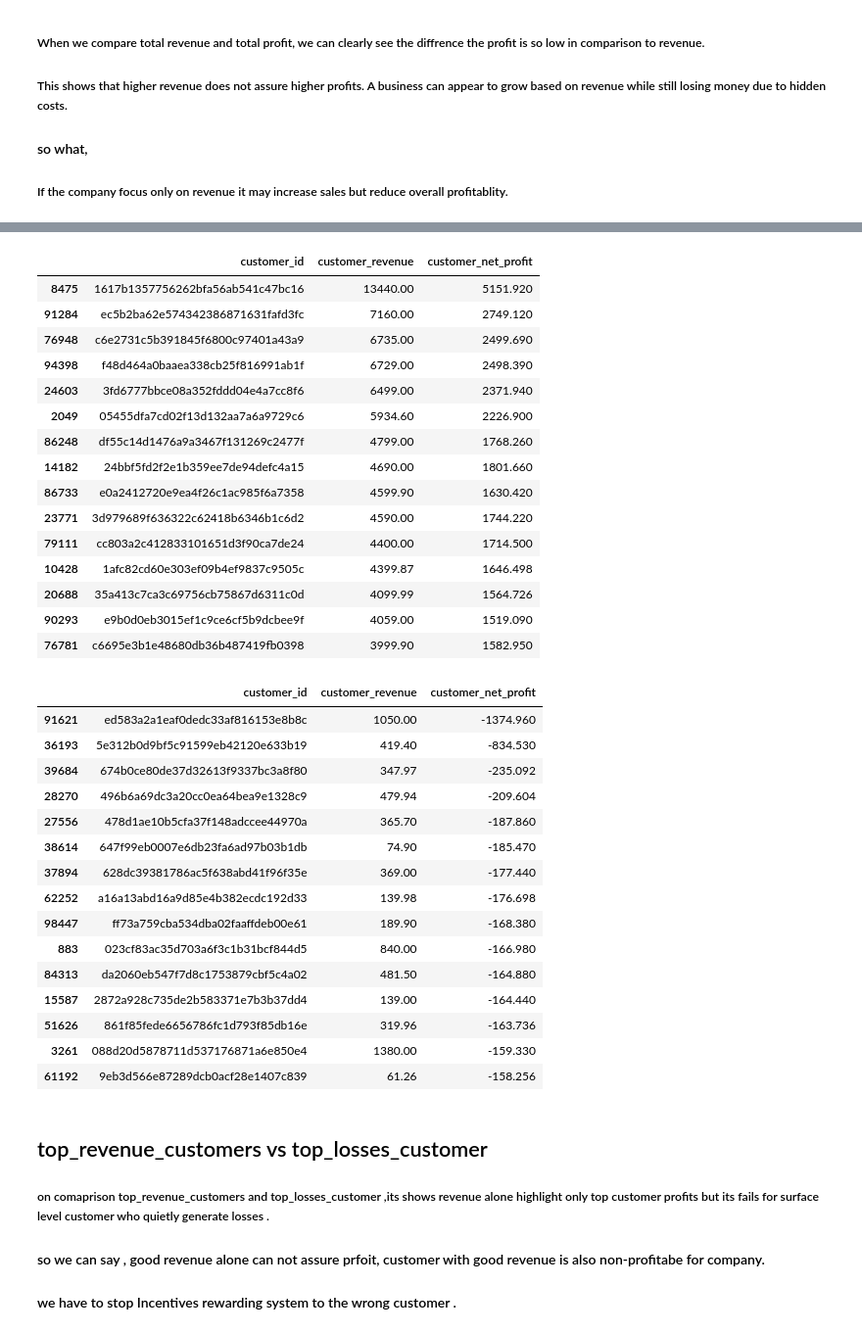
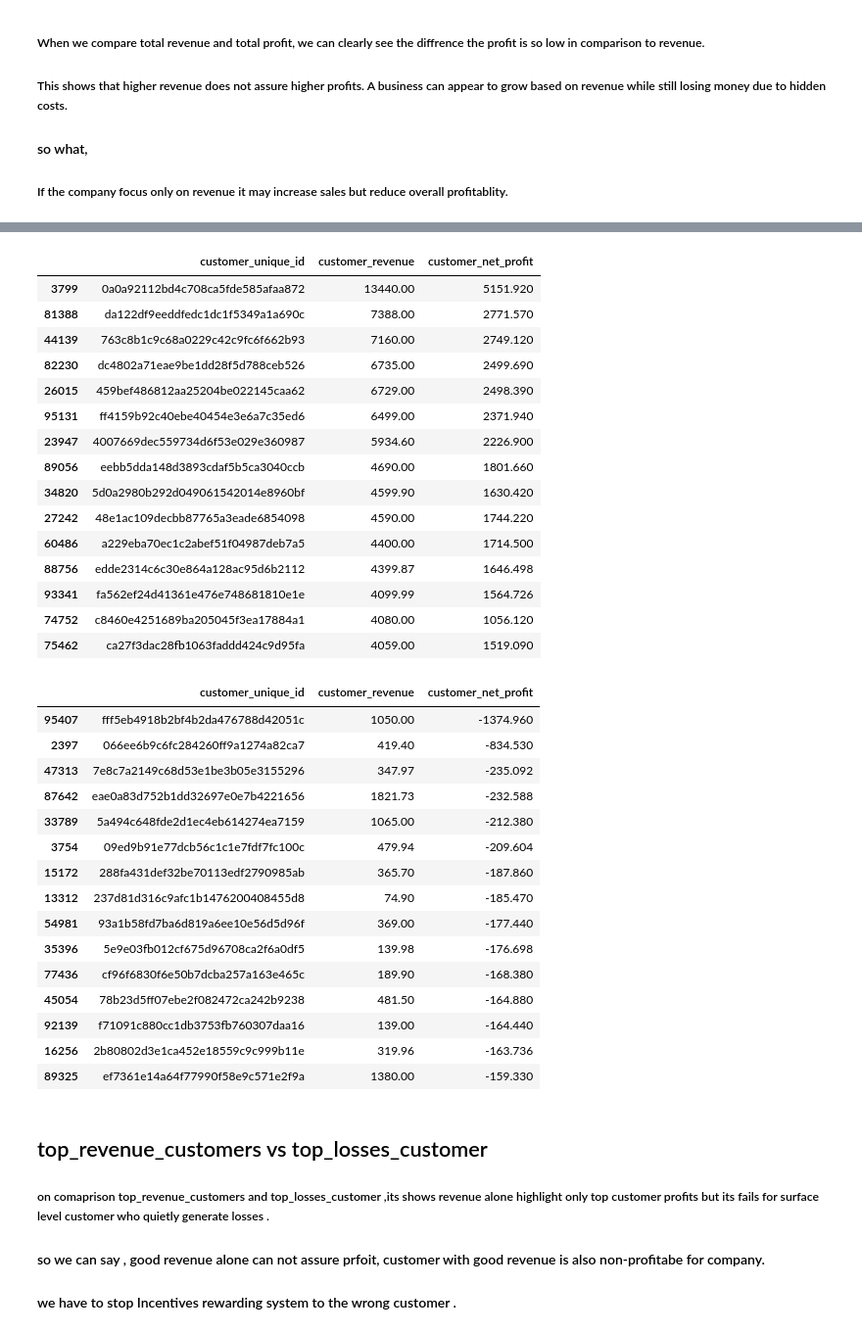
Before and after one commit to Divy-007/Data_science_projetcs, a Jupyter notebook: ecommerce-anayltics/notebooks/03_business_StoryTelling.ipynb, the cells around one changed output, grey strips where cells are left out. Shown at 98% size. Saved outputs shown, nothing was run; the diff lists cells and outputs as text; code cells hidden in the pictures.

```diff
--- a/ecommerce-anayltics/notebooks/03_business_StoryTelling.ipynb
+++ b/ecommerce-anayltics/notebooks/03_business_StoryTelling.ipynb
@@ -118,50 +118,50 @@ customer_sorted_by_revenue = customers.sort_values(
 top_revenue_customers = customer_sorted_by_revenue.head(15)
 
 top_revenue_customers=top_revenue_customers[
-    ["customer_id", "customer_revenue", "customer_net_profit"]
+    ["customer_unique_id", "customer_revenue", "customer_net_profit"]
 ]
 top_revenue_customers
 # %% [output]
-|  | customer_id | customer_revenue | customer_net_profit |
-| 8475 | 1617b1357756262bfa56ab541c47bc16 | 13440.00 | 5151.920 |
-| 91284 | ec5b2ba62e574342386871631fafd3fc | 7160.00 | 2749.120 |
-| 76948 | c6e2731c5b391845f6800c97401a43a9 | 6735.00 | 2499.690 |
-| 94398 | f48d464a0baaea338cb25f816991ab1f | 6729.00 | 2498.390 |
-| 24603 | 3fd6777bbce08a352fddd04e4a7cc8f6 | 6499.00 | 2371.940 |
-| 2049 | 05455dfa7cd02f13d132aa7a6a9729c6 | 5934.60 | 2226.900 |
-| 86248 | df55c14d1476a9a3467f131269c2477f | 4799.00 | 1768.260 |
-| 14182 | 24bbf5fd2f2e1b359ee7de94defc4a15 | 4690.00 | 1801.660 |
-| 86733 | e0a2412720e9ea4f26c1ac985f6a7358 | 4599.90 | 1630.420 |
-| 23771 | 3d979689f636322c62418b6346b1c6d2 | 4590.00 | 1744.220 |
-| 79111 | cc803a2c412833101651d3f90ca7de24 | 4400.00 | 1714.500 |
-| 10428 | 1afc82cd60e303ef09b4ef9837c9505c | 4399.87 | 1646.498 |
-| 20688 | 35a413c7ca3c69756cb75867d6311c0d | 4099.99 | 1564.726 |
-| 90293 | e9b0d0eb3015ef1c9ce6cf5b9dcbee9f | 4059.00 | 1519.090 |
-| 76781 | c6695e3b1e48680db36b487419fb0398 | 3999.90 | 1582.950 |
+|  | customer_unique_id | customer_revenue | customer_net_profit |
+| 3799 | 0a0a92112bd4c708ca5fde585afaa872 | 13440.00 | 5151.920 |
+| 81388 | da122df9eeddfedc1dc1f5349a1a690c | 7388.00 | 2771.570 |
+| 44139 | 763c8b1c9c68a0229c42c9fc6f662b93 | 7160.00 | 2749.120 |
+| 82230 | dc4802a71eae9be1dd28f5d788ceb526 | 6735.00 | 2499.690 |
+| 26015 | 459bef486812aa25204be022145caa62 | 6729.00 | 2498.390 |
+| 95131 | ff4159b92c40ebe40454e3e6a7c35ed6 | 6499.00 | 2371.940 |
+| 23947 | 4007669dec559734d6f53e029e360987 | 5934.60 | 2226.900 |
+| 89056 | eebb5dda148d3893cdaf5b5ca3040ccb | 4690.00 | 1801.660 |
+| 34820 | 5d0a2980b292d049061542014e8960bf | 4599.90 | 1630.420 |
+| 27242 | 48e1ac109decbb87765a3eade6854098 | 4590.00 | 1744.220 |
+| 60486 | a229eba70ec1c2abef51f04987deb7a5 | 4400.00 | 1714.500 |
+| 88756 | edde2314c6c30e864a128ac95d6b2112 | 4399.87 | 1646.498 |
+| 93341 | fa562ef24d41361e476e748681810e1e | 4099.99 | 1564.726 |
+| 74752 | c8460e4251689ba205045f3ea17884a1 | 4080.00 | 1056.120 |
+| 75462 | ca27f3dac28fb1063faddd424c9d95fa | 4059.00 | 1519.090 |
 # %%
 top_losses_customer=customers.sort_values(
     by="customer_net_profit",
 ).head(15)[
-    ["customer_id", "customer_revenue", "customer_net_profit"]
+    ["customer_unique_id", "customer_revenue", "customer_net_profit"]
 ]
 top_losses_customer
 # %% [output]
-|  | customer_id | customer_revenue | customer_net_profit |
-| 91621 | ed583a2a1eaf0dedc33af816153e8b8c | 1050.00 | -1374.960 |
-| 36193 | 5e312b0d9bf5c91599eb42120e633b19 | 419.40 | -834.530 |
-| 39684 | 674b0ce80de37d32613f9337bc3a8f80 | 347.97 | -235.092 |
-| 28270 | 496b6a69dc3a20cc0ea64bea9e1328c9 | 479.94 | -209.604 |
-| 27556 | 478d1ae10b5cfa37f148adccee44970a | 365.70 | -187.860 |
-| 38614 | 647f99eb0007e6db23fa6ad97b03b1db | 74.90 | -185.470 |
-| 37894 | 628dc39381786ac5f638abd41f96f35e | 369.00 | -177.440 |
-| 62252 | a16a13abd16a9d85e4b382ecdc192d33 | 139.98 | -176.698 |
-| 98447 | ff73a759cba534dba02faaffdeb00e61 | 189.90 | -168.380 |
-| 883 | 023cf83ac35d703a6f3c1b31bcf844d5 | 840.00 | -166.980 |
-| 84313 | da2060eb547f7d8c1753879cbf5c4a02 | 481.50 | -164.880 |
-| 15587 | 2872a928c735de2b583371e7b3b37dd4 | 139.00 | -164.440 |
-| 51626 | 861f85fede6656786fc1d793f85db16e | 319.96 | -163.736 |
-| 3261 | 088d20d5878711d537176871a6e850e4 | 1380.00 | -159.330 |
-| 61192 | 9eb3d566e87289dcb0acf28e1407c839 | 61.26 | -158.256 |
+|  | customer_unique_id | customer_revenue | customer_net_profit |
+| 95407 | fff5eb4918b2bf4b2da476788d42051c | 1050.00 | -1374.960 |
+| 2397 | 066ee6b9c6fc284260ff9a1274a82ca7 | 419.40 | -834.530 |
+| 47313 | 7e8c7a2149c68d53e1be3b05e3155296 | 347.97 | -235.092 |
+| 87642 | eae0a83d752b1dd32697e0e7b4221656 | 1821.73 | -232.588 |
+| 33789 | 5a494c648fde2d1ec4eb614274ea7159 | 1065.00 | -212.380 |
+| 3754 | 09ed9b91e77dcb56c1c1e7fdf7fc100c | 479.94 | -209.604 |
+| 15172 | 288fa431def32be70113edf2790985ab | 365.70 | -187.860 |
+| 13312 | 237d81d316c9afc1b1476200408455d8 | 74.90 | -185.470 |
+| 54981 | 93a1b58fd7ba6d819a6ee10e56d5d96f | 369.00 | -177.440 |
+| 35396 | 5e9e03fb012cf675d96708ca2f6a0df5 | 139.98 | -176.698 |
+| 77436 | cf96f6830f6e50b7dcba257a163e465c | 189.90 | -168.380 |
+| 45054 | 78b23d5ff07ebe2f082472ca242b9238 | 481.50 | -164.880 |
+| 92139 | f71091c880cc1db3753fb760307daa16 | 139.00 | -164.440 |
+| 16256 | 2b80802d3e1ca452e18559c9c999b11e | 319.96 | -163.736 |
+| 89325 | ef7361e14a64f77990f58e9c571e2f9a | 1380.00 | -159.330 |
 # %% [markdown]
 ## top_revenue_customers vs top_losses_customer
 ##### on comaprison top_revenue_customers and top_losses_customer ,its shows revenue alone highlight only top customer profits but its fails for surface level customer who quietly generate losses .
```
Also changed, not shown: parts of 3 cells of this notebook.
